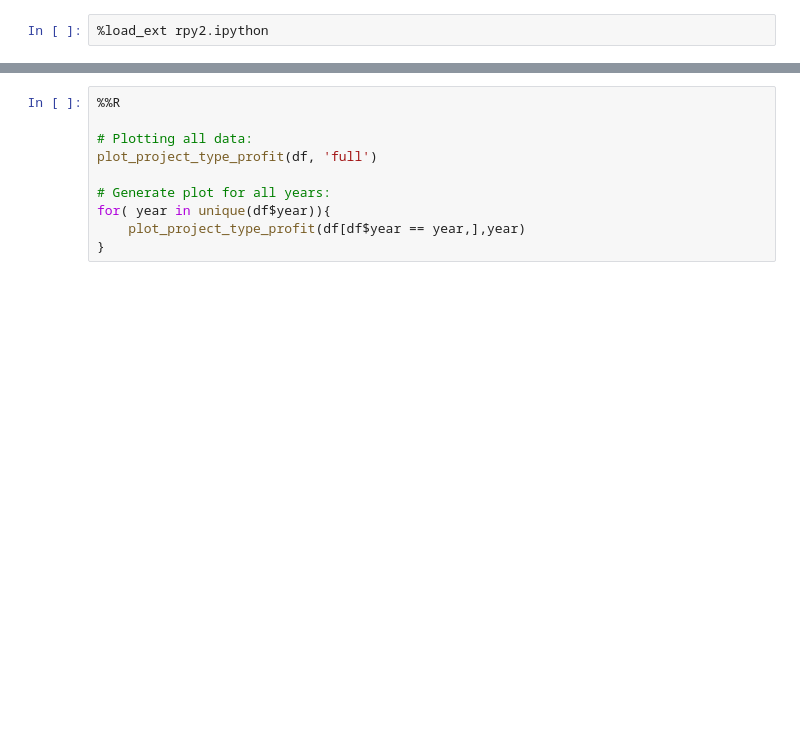
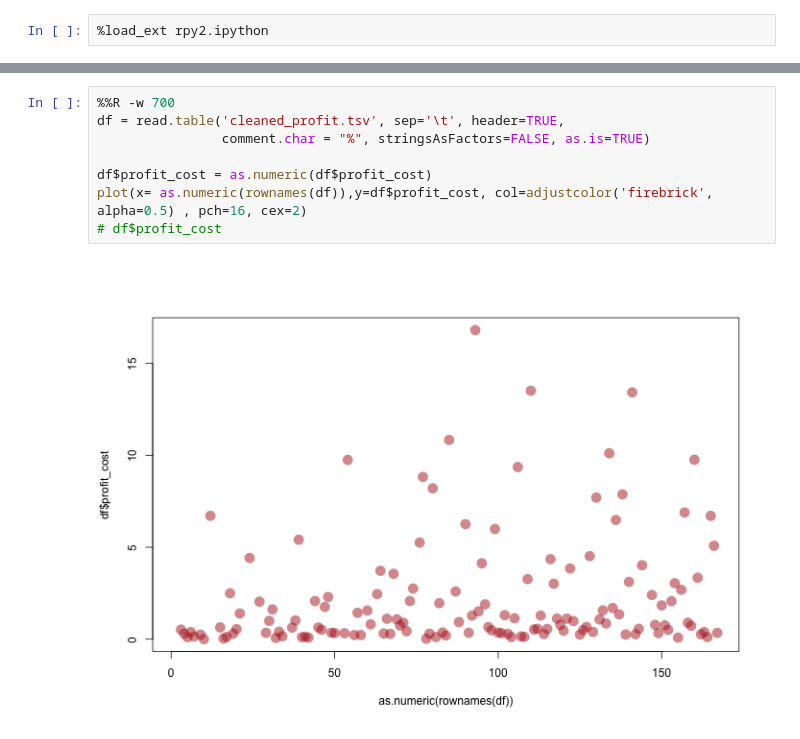
Before and after one commit to DSuveges/random_notebooks, a Jupyter notebook: 2020.12.30_visual_tests/visual_tests.ipynb, the cells around one changed output, grey strips where cells are left out. Drawn from its saved outputs; the diff is of its cells as text; blank space fills up the shorter version.

```diff
--- a/2020.12.30_visual_tests/visual_tests.ipynb
+++ b/2020.12.30_visual_tests/visual_tests.ipynb
@@ -206,10 +206,10 @@ plot_project_type_profit = function(d, plot_label){
-# %%
-%%R
-
-# Plotting all data:
-plot_project_type_profit(df, 'full')
-
-# Generate plot for all years:
-for( year in unique(df$year)){
-    plot_project_type_profit(df[df$year == year,],year)
-}
+# %%
+%%R -w 700
+df = read.table('cleaned_profit.tsv', sep='\t', header=TRUE,
+                comment.char = "%", stringsAsFactors=FALSE, as.is=TRUE)
+
+df$profit_cost = as.numeric(df$profit_cost)
+plot(x= as.numeric(rownames(df)),y=df$profit_cost, col=adjustcolor('firebrick', alpha=0.5) , pch=16, cex=2)
+# df$profit_cost
+# %% [output]
+[figure, added]
```
Also changed, not shown: parts of 7 cells of this notebook, 4 other files.
